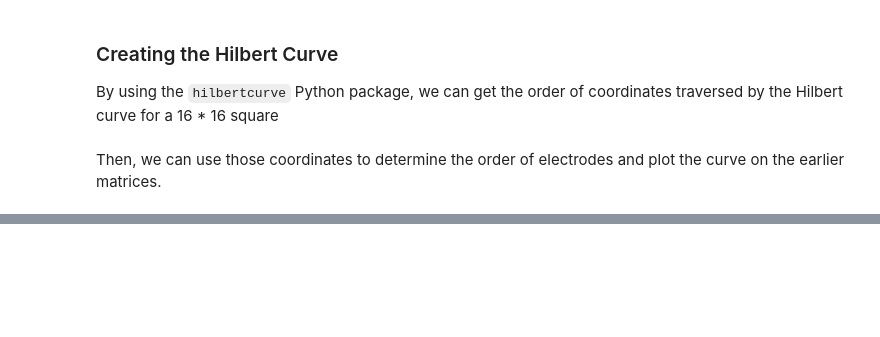
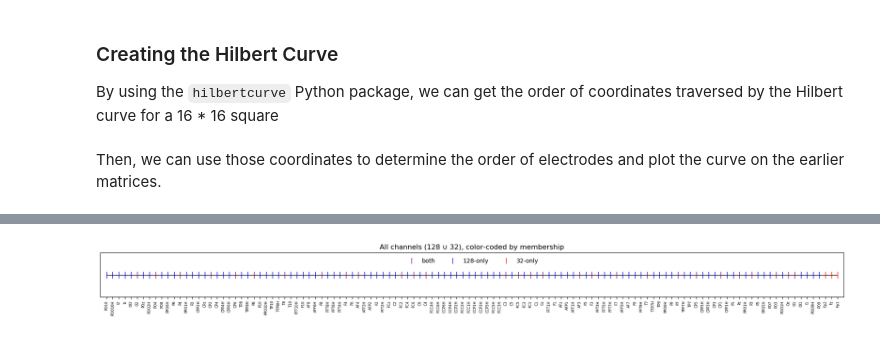
Before and after one commit to agustin-lorenzo/emotion-recognition-thesis, a Jupyter notebook: hilbert_curve.ipynb, the cells around one changed output, grey strips where cells are left out. Cells and saved outputs as stored; diff of their text form; code cells hidden in the pictures; blank space fills up the shorter version.

```diff
--- a/hilbert_curve.ipynb
+++ b/hilbert_curve.ipynb
@@ -173,0 +175,63 @@ Channel order and Hilbert curve for Private dataset, 128 channels:
+# %%
+import matplotlib.pyplot as plt
+
+# your two orders
+hilbert_128 = [
+    'PO10','POO10H','I2','Iz','OI2','O2','POz','POO2H','PO4','PO8','PPO6H','P6','P4','PPO1H','P2',
+    'CPP2H','CPz','CP2','CP4','CPP4H','CPP6H','CP6','TP8','TPP8H','P8','P10','PPO10H','TP10','TTP8H',
+    'T8','T10','FFT10H','F10','AF8','AFF6H','F8','FFT8H','FFT6H','FFT4H','F4','F6','AF4','AFF2H','AFP2',
+    'F2','FFT2H','FCz','C2','FC2','FC4','FC6','C6','C4','FCC4H','FCC6H','CCP6H','CCP4H','CCP2H','FCC2H',
+    'FCC1H','CCP1H','CCP3H','CCP5H','FCC5H','FCC3H','C3','C5','FC5','FC3','FC1','C1','Cz','FFT1H','F1',
+    'AFz','AFP1','AFF1H','AF3','F5','F3','FFT3H','FFT5H','FFT7H','F7','AFF5H','AF7','F9','FFT9H','T7',
+    'TTP7H','TP9','PPO9H','P9','P7','TPP7H','TP7','CP5','CPP5H','CPP3H','CP3','CP1','CPP1H','P1','Pz',
+    'PPO1H','P3','P5','PPO5H','PO7','PO3','POO1H','Oz','O1','OI1','I1','POO9H','PO9'
+]
+hilbert_32 = [
+    'O2','Oz','PO4','CP2','P4','CP6','P8','T8',
+    'F8','Fp2','AF4','F4','FC6','C4','FC2','Cz',
+    'FC1','C3','FC5','F3','AF3','Fz','Fp1','F7',
+    'T7','P7','CP5','P3','CP1','Pz','PO3','O1'
+]
+
+# build the union in 128 order, appending any 32-only at end
+union = hilbert_128 + [c for c in hilbert_32 if c not in hilbert_128]
+N = len(union)
+
+# decide colors
+colors = []
+for c in union:
+    if   c in hilbert_128 and c in hilbert_32: colors.append('purple')
+    elif c in hilbert_128:                     colors.append('blue')
+    else:                                       colors.append('red')
+
+fig, ax = plt.subplots(figsize=(N * 0.15, 2))
+# draw the number line
+ax.hlines(0, xmin=0, xmax=N-1, color='black', linewidth=1)
+
+# draw ticks
+for i, col in enumerate(colors):
+    ax.plot(i, 0, marker='|', color=col, markersize=12)
+
+# x labels
+ax.set_xticks(range(N))
+ax.set_xticklabels(union, rotation=90, fontsize=6)
+ax.set_yticks([])
+
+# margins & limits
+ax.set_xlim(-1, N)
+ax.set_ylim(-1, 1)
+plt.title("All channels (128 ∪ 32), color‑coded by membership")
+
+# legend
+from matplotlib.lines import Line2D
+legend_elems = [
+    Line2D([0],[0], marker='|', color='purple', label='both', markersize=10, linestyle=''),
+    Line2D([0],[0], marker='|', color='blue',   label='128‑only', markersize=10, linestyle=''),
+    Line2D([0],[0], marker='|', color='red',    label='32‑only',  markersize=10, linestyle='')
+]
+ax.legend(handles=legend_elems, loc='upper center', ncol=3, frameon=False)
+
+plt.tight_layout()
+plt.show()
+# %% [output]
+[figure, added]
```
Also changed, not shown: parts of 3 cells of this notebook, 4 other files.
